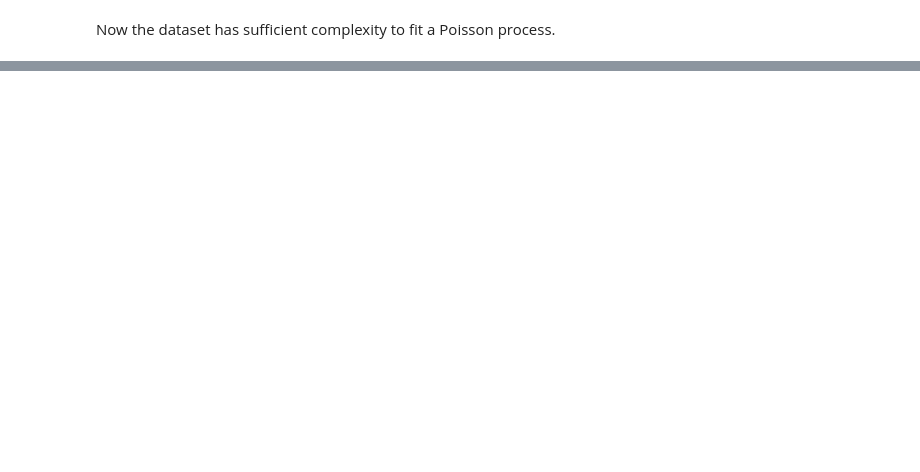
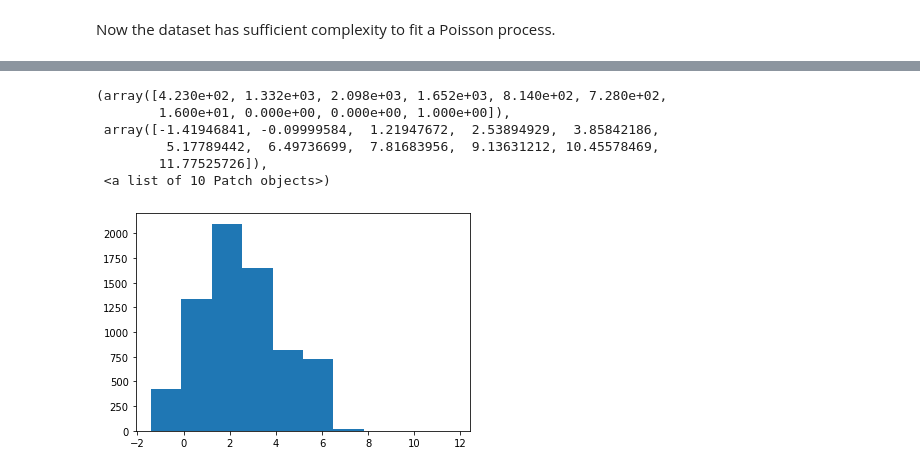
Before and after one commit to aditya-sengupta/exosyssim-prototyping, a Jupyter notebook: dev/occurrence_abc.ipynb, the cells around one changed output, grey strips where cells are left out. Saved outputs shown, nothing was run; the diff lists cells and outputs as text; code cells hidden in the pictures; blank space fills up the shorter version.

```diff
--- a/dev/occurrence_abc.ipynb
+++ b/dev/occurrence_abc.ipynb
@@ -57,0 +112,10 @@ radius_buckets = [min_radius * 2 ** i for i in range(int(np.ceil(np.log2(max_rad
+# %%
+plt.hist(np.log(np.array(periods)))
+# %% [output]
+(array([4.230e+02, 1.332e+03, 2.098e+03, 1.652e+03, 8.140e+02, 7.280e+02,
+        1.600e+01, 0.000e+00, 0.000e+00, 1.000e+00]),
+ array([-1.41946841, -0.09999584,  1.21947672,  2.53894929,  3.85842186,
+         5.17789442,  6.49736699,  7.81683956,  9.13631212, 10.45578469,
+        11.77525726]),
+ <a list of 10 Patch objects>)
+[figure, added]
```
Also changed, not shown: parts of 13 cells of this notebook, 3 other files.
